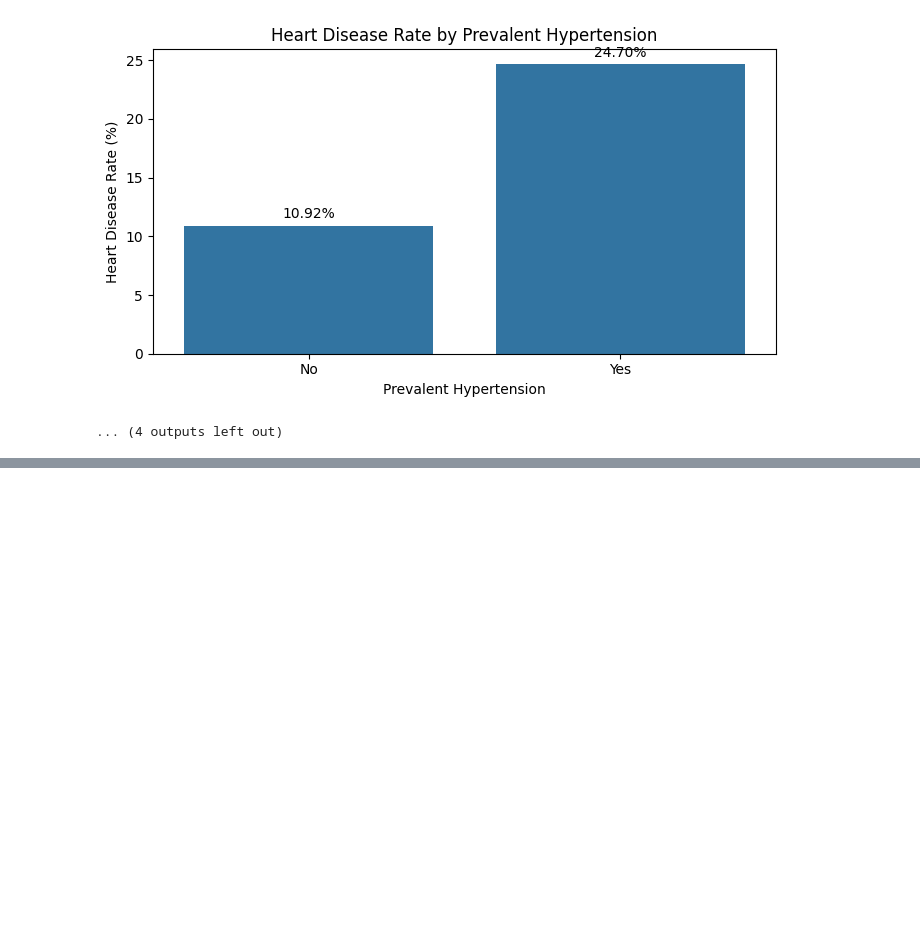
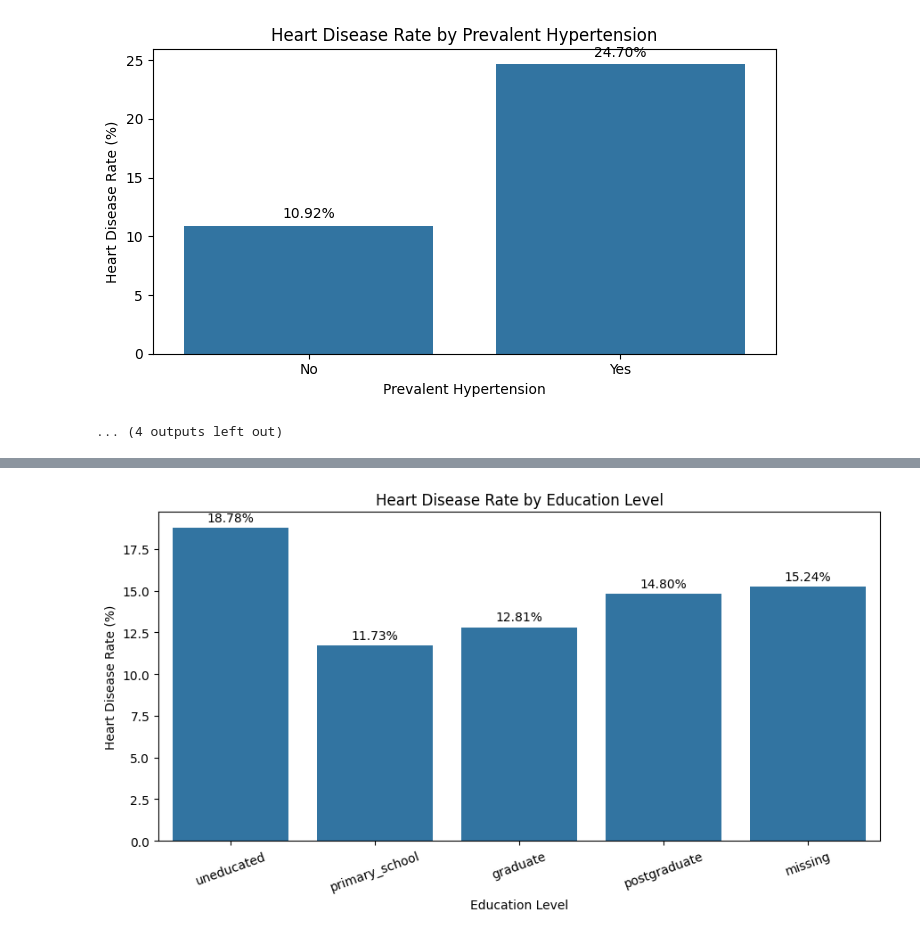
Before and after one commit to SMCodeX7/Heart-Disease-Classification, a Jupyter notebook: notebooks/03-EDA.ipynb, the cells around one changed output, grey strips where cells are left out. Drawn from its saved outputs; the diff is of its cells as text; code cells hidden in the pictures; blank space fills up the shorter version.

Commit message:
Analyze heart disease rates by education

```diff
--- a/notebooks/03-EDA.ipynb
+++ b/notebooks/03-EDA.ipynb
@@ -392,3 +392,80 @@ Heart disease analysis for Prevalent Hypertension:
 | 1 | Yes | 1316 | 325 | 24.70 |
 [figure]
 ... (4 outputs left out)
+# %%
+education_analysis_df = df[
+    ["education", "heart_disease"]
+].copy()
+
+education_analysis_df["education_group"] = (
+    education_analysis_df["education"]
+    .fillna("missing")
+)
+
+education_order = [
+    "uneducated",
+    "primary_school",
+    "graduate",
+    "postgraduate",
+    "missing"
+]
+
+education_analysis = (
+    education_analysis_df
+    .groupby("education_group", dropna=False)["heart_disease"]
+    .agg(
+        total_patients="count",
+        heart_disease_cases="sum"
+    )
+    .reset_index()
+)
+
+education_analysis["heart_disease_rate"] = (
+    education_analysis["heart_disease_cases"]
+    / education_analysis["total_patients"]
+    * 100
+).round(2)
+
+education_analysis["education_group"] = pd.Categorical(
+    education_analysis["education_group"],
+    categories=education_order,
+    ordered=True
+)
+
+education_analysis = (
+    education_analysis
+    .sort_values("education_group")
+    .reset_index(drop=True)
+)
+
+display(education_analysis)
+
+plt.figure(figsize=(9, 5))
+
+ax = sns.barplot(
+    data=education_analysis,
+    x="education_group",
+    y="heart_disease_rate",
+    order=[
+        category
+        for category in education_order
+        if category in education_analysis["education_group"].astype(str).values
+    ]
+)
+
+ax.set_title("Heart Disease Rate by Education Level")
+ax.set_xlabel("Education Level")
+ax.set_ylabel("Heart Disease Rate (%)")
+
+plt.xticks(rotation=20)
+
+for container in ax.containers:
+    ax.bar_label(
+        container,
+        fmt="%.2f%%",
+        padding=3
+    )
+
+plt.tight_layout()
+plt.show()
+# %% [output]
@@ -394,0 +478 @@ Heart disease analysis for Prevalent Hypertension:
+[figure, added]
```
Also changed, not shown: parts of 1 cell of this notebook.
